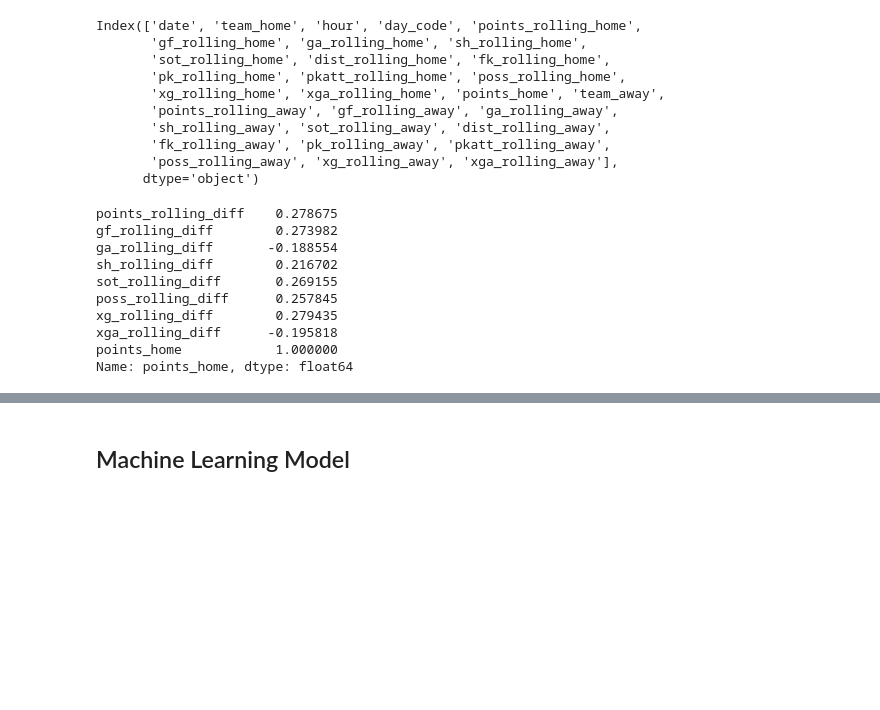
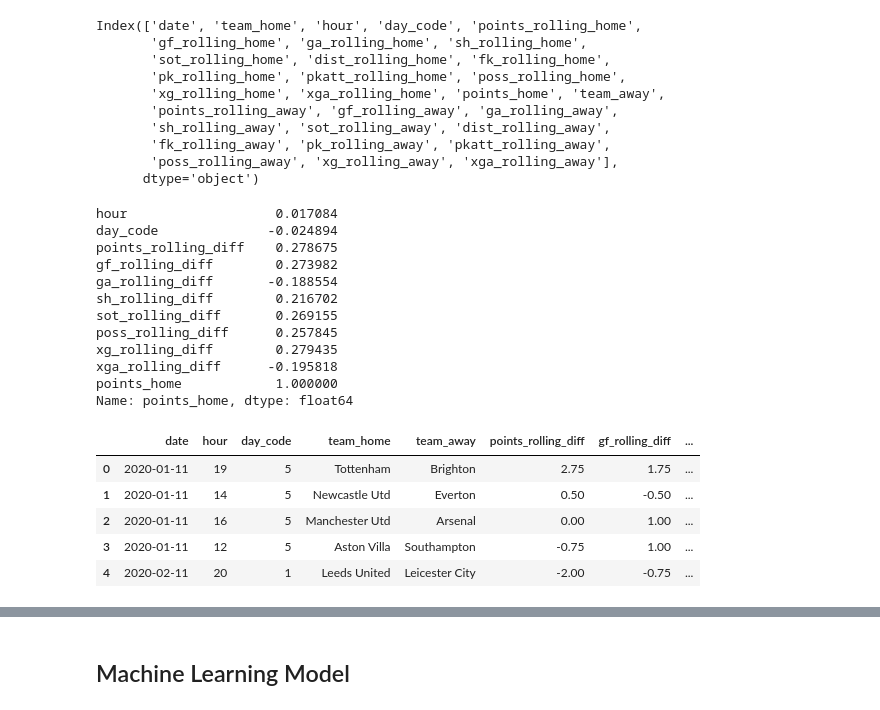
Before and after one commit to ijwatson98/EPL-Match-Predictor, a Jupyter notebook: EPL_match_predictor.ipynb, the cells around one changed output, grey strips where cells are left out. Cells and saved outputs as stored; diff of their text form; code cells hidden in the pictures; blank space fills up the shorter version.

```diff
--- a/EPL_match_predictor.ipynb
+++ b/EPL_match_predictor.ipynb
@@ -194,6 +190,10 @@ Index(['date', 'team_home', 'hour', 'day_code', 'points_rolling_home',
        'fk_rolling_away', 'pk_rolling_away', 'pkatt_rolling_away',
        'poss_rolling_away', 'xg_rolling_away', 'xga_rolling_away'],
       dtype='object')
+# %%
+merge_matches["team_home_code"] = merge_matches["team_home"].astype("category").cat.codes
+# %%
+merge_matches["team_away_code"] = merge_matches["team_away"].astype("category").cat.codes
 # %%
 # create columns with average stat differences between the two teams
 
@@ -206,7 +206,12 @@ merge_matches['poss_rolling_diff'] = (merge_matches['poss_rolling_home']-merge_m
 merge_matches['xg_rolling_diff'] = (merge_matches['xg_rolling_home']-merge_matches['xg_rolling_away'])
 merge_matches['xga_rolling_diff'] = (merge_matches['xga_rolling_home']-merge_matches['xga_rolling_away'])
 # %%
-final_df = merge_matches[['points_rolling_diff',
+final_df = merge_matches[['date',
+                          'hour',
+                          'day_code',
+                          'team_home',
+                          'team_away',
+                          'points_rolling_diff',
                           'gf_rolling_diff',
                           'ga_rolling_diff',
                           'sh_rolling_diff',
@@ -218,6 +223,8 @@ final_df = merge_matches[['points_rolling_diff',
 # %%
 final_df.corr()['points_home'][:]
 # %% [output]
+hour                   0.017084
+day_code              -0.024894
 points_rolling_diff    0.278675
 gf_rolling_diff        0.273982
 ga_rolling_diff       -0.188554
@@ -228,3 +235,12 @@ xg_rolling_diff        0.279435
 xga_rolling_diff      -0.195818
 points_home            1.000000
 Name: points_home, dtype: float64
+# %%
+final_df.head()
+# %% [output]
+|  | date | hour | day_code | team_home | team_away | points_rolling_diff | gf_rolling_diff | ... |
+| 0 | 2020-01-11 | 19 | 5 | Tottenham | Brighton | 2.75 | 1.75 | ... |
+| 1 | 2020-01-11 | 14 | 5 | Newcastle Utd | Everton | 0.50 | -0.50 | ... |
+| 2 | 2020-01-11 | 16 | 5 | Manchester Utd | Arsenal | 0.00 | 1.00 | ... |
+| 3 | 2020-01-11 | 12 | 5 | Aston Villa | Southampton | -0.75 | 1.00 | ... |
+| 4 | 2020-02-11 | 20 | 1 | Leeds United | Leicester City | -2.00 | -0.75 | ... |
```
Also changed, not shown: parts of 47 cells of this notebook.
